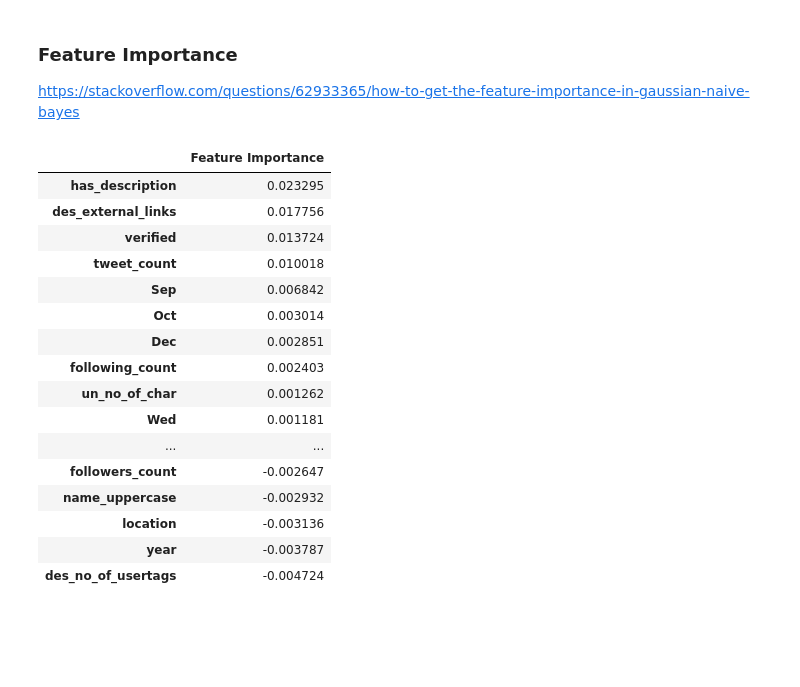
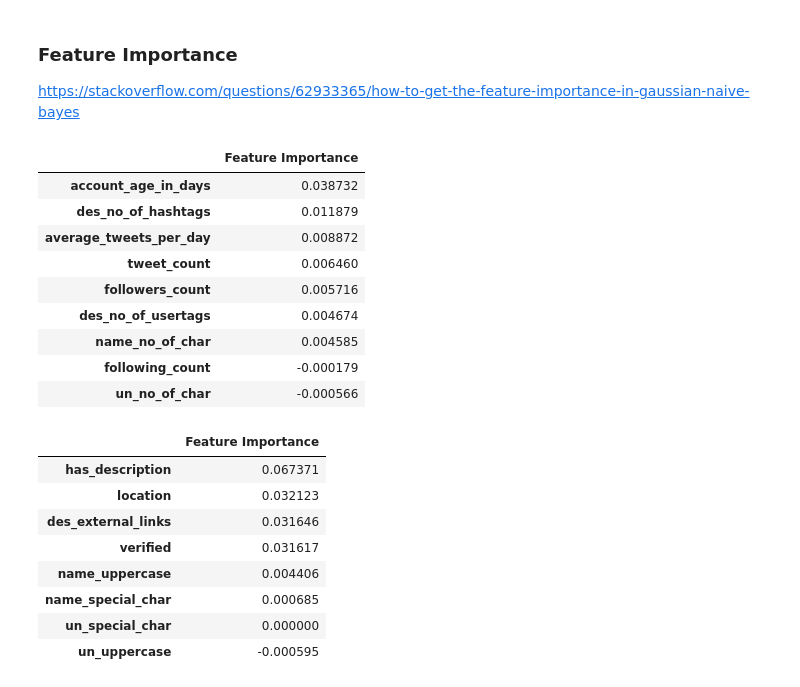
Before and after one commit to ShyamalSankar/BT4012, a Jupyter notebook: Model - 05 Naive Bayes.ipynb, the cells around one changed output. Cells and saved outputs as stored; diff of their text form; code cells hidden in the pictures; blank space fills up the shorter version.

```diff
--- a/Model - 05 Naive Bayes.ipynb
+++ b/Model - 05 Naive Bayes.ipynb
@@ -140,6 +228,6 @@ random_search = RandomizedSearchCV(
 # %%
 %%time
 
-random_search.fit(x_train, y_train)
+random_search.fit(x_num_train, y_train)
 # %% [output]
 Fitting 5 folds for each of 50 candidates, totalling 250 fits
@@ -228,0 +271,19 @@ F1-score: 0.4934405416842996
+# %%
+parameters = {
+    'alpha': [0, 1e-10, 1e-09, 1e-08, 1e-07, 1e-06, 1e-05, 1e-04, 1e-03, 1e-02, 1e-01]
+}
+
+random_search = RandomizedSearchCV(
+    estimator=BernoulliNB(),
+    param_distributions=parameters,
+    scoring = 'f1',
+    n_jobs=-1,
+    cv=5,
+    verbose=10,
+    n_iter=50,
+    random_state=123
+)
+# %%
+%%time
+
+random_search.fit(x_bin_train, y_train)
@@ -229,25 +320,37 @@ F1-score: 0.4934405416842996
 # %% [markdown]
 ### Feature Importance
 https://stackoverflow.com/questions/62933365/how-to-get-the-feature-importance-in-gaussian-naive-bayes
+# %%
+optim_model_num = GaussianNB(var_smoothing=0.07401959996915641)
+optim_model_num.fit(x_num_train, y_train)
+imps = permutation_importance(optim_model_num, x_num_test, y_test)
+feature = pd.DataFrame(imps.importances_mean, x_num_train.columns.T, columns=['Feature Importance']).sort_values(by='Feature Importance', ascending=False)
+feature
+# %% [output]
+|  | Feature Importance |
+| account_age_in_days | 0.038732 |
+| des_no_of_hashtags | 0.011879 |
+| average_tweets_per_day | 0.008872 |
+| tweet_count | 0.006460 |
+| followers_count | 0.005716 |
+| des_no_of_usertags | 0.004674 |
+| name_no_of_char | 0.004585 |
+| following_count | -0.000179 |
+| un_no_of_char | -0.000566 |
 # %%
-imps = permutation_importance(model_gnb, x_test, y_test)
-feature = pd.DataFrame(imps.importances_mean, x_train.columns.T, columns=['Feature Importance']).sort_values(by='Feature Importance', ascending=False)
+optim_model_bin = BernoulliNB(alpha=0)
+optim_model_bin.fit(x_bin_train, y_train)
+#print(optim_model_bin.class_log_prior_)
+imps = permutation_importance(optim_model_bin, x_bin_test, y_test)
+feature = pd.DataFrame(imps.importances_mean, x_bin_train.columns.T, columns=['Feature Importance']).sort_values(by='Feature Importance', ascending=False)
 feature
 # %% [output]
 |  | Feature Importance |
-| has_description | 0.023295 |
-| des_external_links | 0.017756 |
-| verified | 0.013724 |
-| tweet_count | 0.010018 |
-| Sep | 0.006842 |
-| Oct | 0.003014 |
-| Dec | 0.002851 |
-| following_count | 0.002403 |
-| un_no_of_char | 0.001262 |
-| Wed | 0.001181 |
-| ... | ... |
-| followers_count | -0.002647 |
-| name_uppercase | -0.002932 |
-| location | -0.003136 |
-| year | -0.003787 |
-| des_no_of_usertags | -0.004724 |
+| has_description | 0.067371 |
+| location | 0.032123 |
+| des_external_links | 0.031646 |
+| verified | 0.031617 |
+| name_uppercase | 0.004406 |
+| name_special_char | 0.000685 |
+| un_special_char | 0.000000 |
+| un_uppercase | -0.000595 |
```
Also changed, not shown: parts of 18 cells of this notebook.
